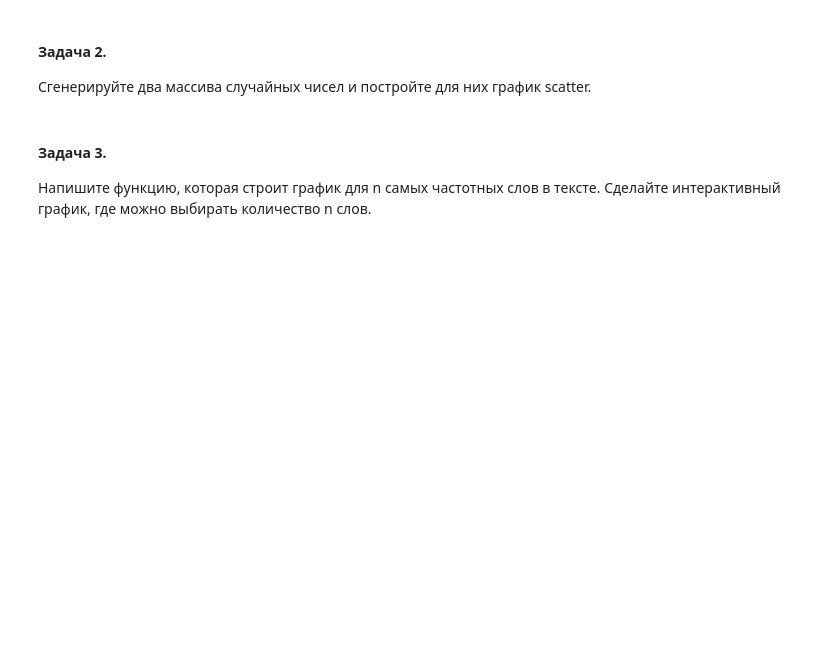
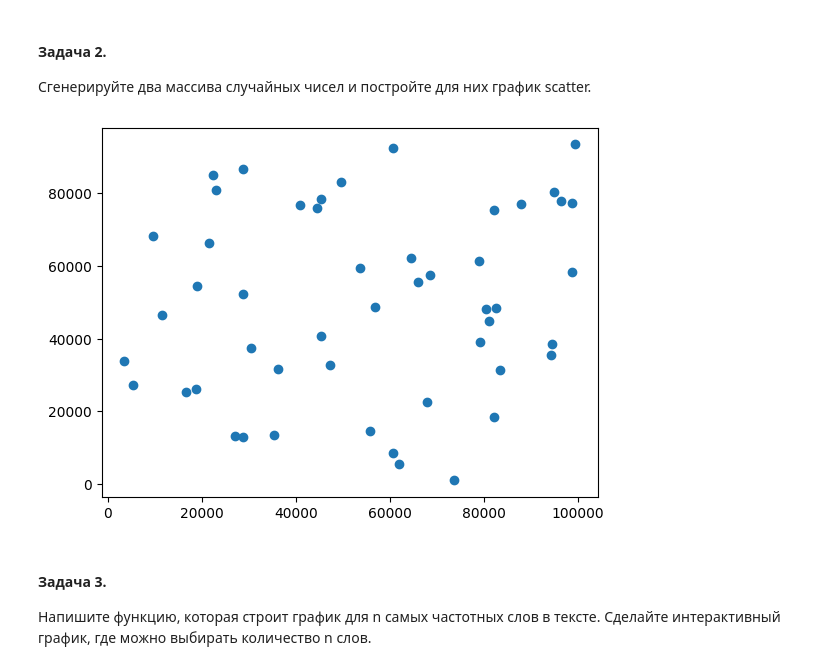
Before and after one commit to rsuh-python/mag2022, a Jupyter notebook: LT/term03/04-Matplotlib/hw04.ipynb, the cells around one changed output. Cells and saved outputs as stored; diff of their text form; code cells hidden in the pictures; blank space fills up the shorter version.

```diff
--- a/LT/term03/04-Matplotlib/hw04.ipynb
+++ b/LT/term03/04-Matplotlib/hw04.ipynb
@@ -9,7 +40,16 @@
 
 Сгенерируйте два массива случайных чисел и постройте для них график scatter.
 # %%
-# your code here
+import matplotlib.pyplot as plt
+import numpy as np
+
+x = np.random.choice(100000, 50, replace=False)
+y = np.random.choice(100000, 50, replace=False)
+
+plt.scatter(x, y)
+plt.show()
+# %% [output]
+[figure, added]
 # %% [markdown]
 #### Задача 3.
 
```
Also changed, not shown: parts of 3 cells of this notebook.
